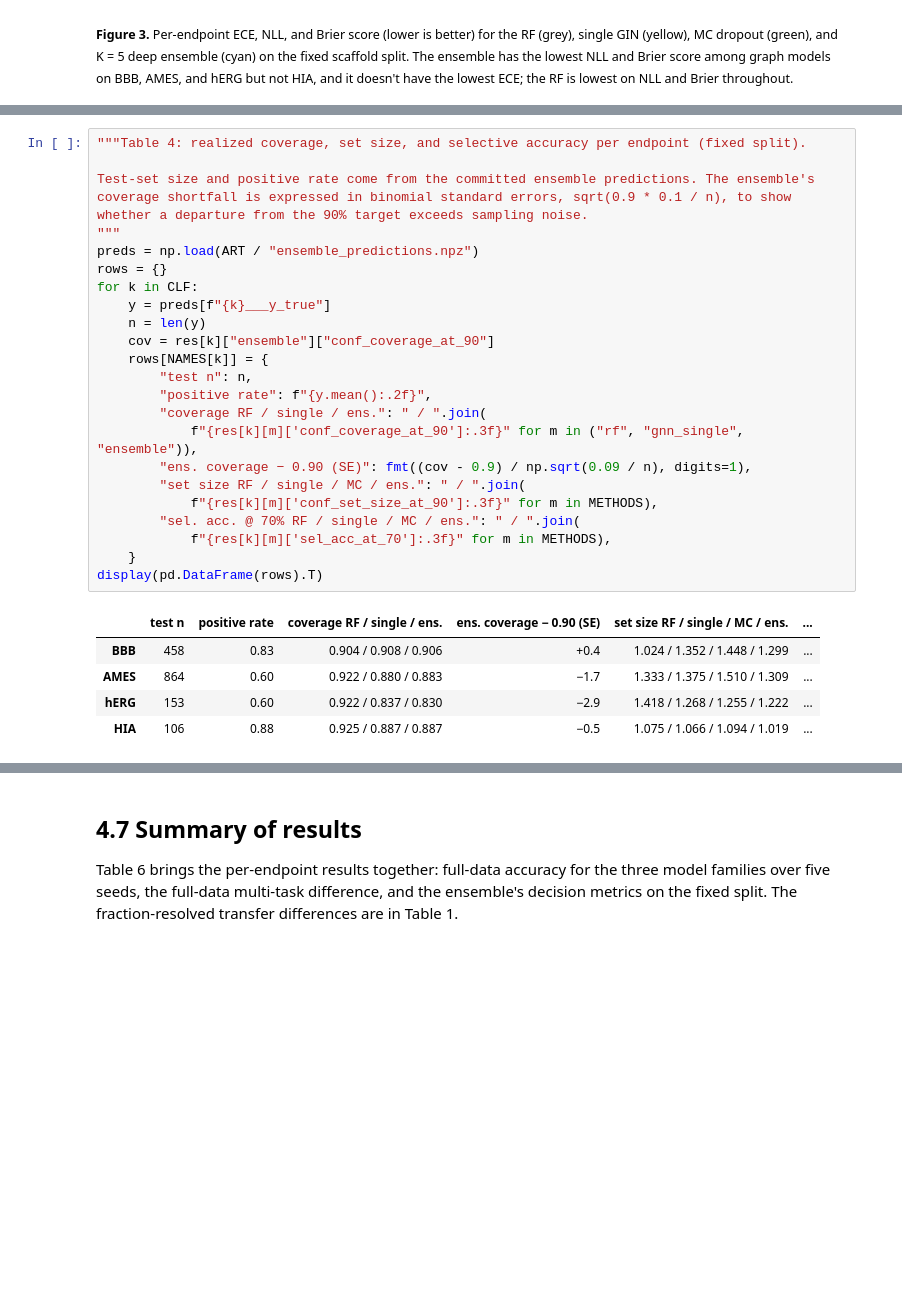
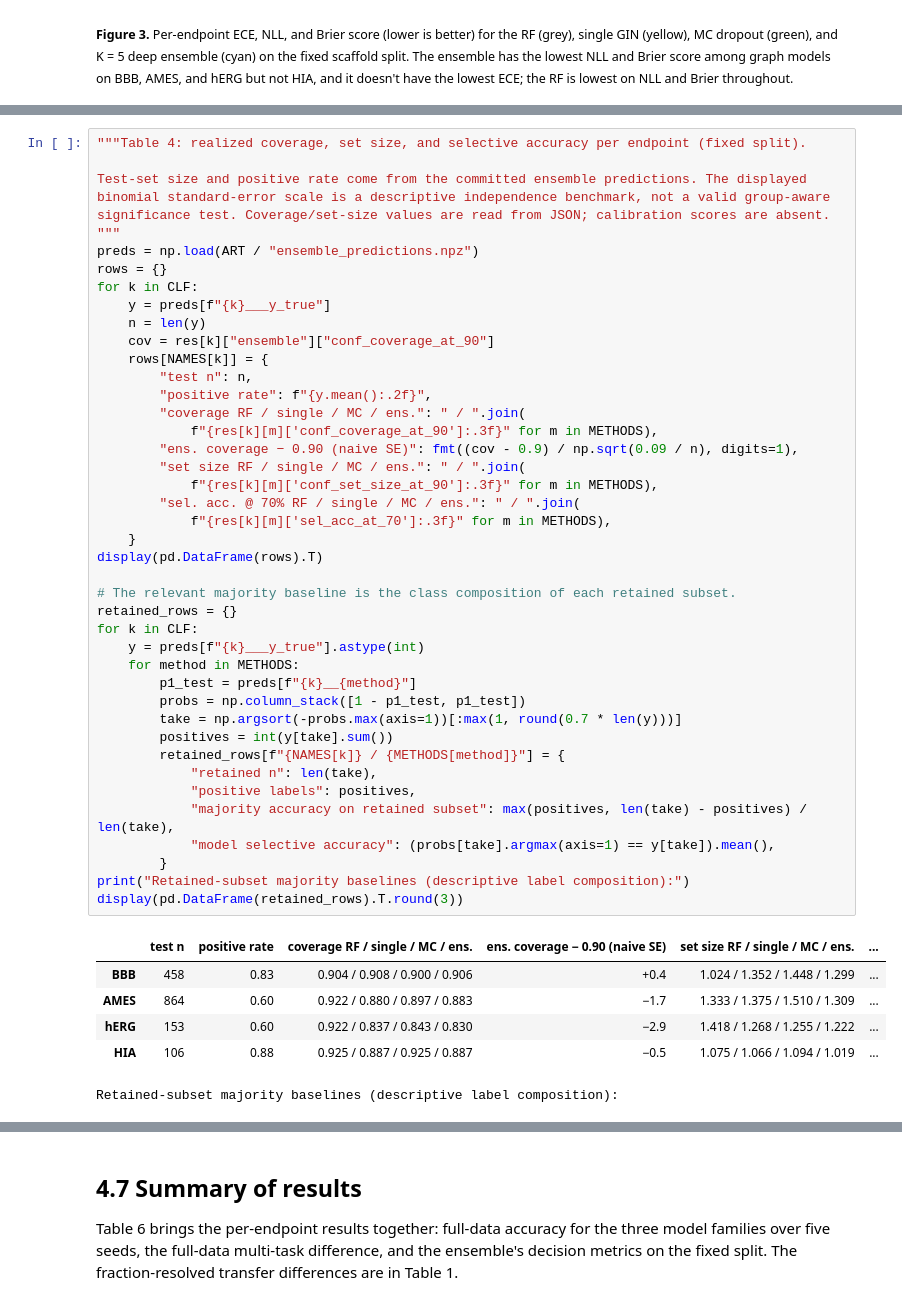
Before and after one commit to snptx1/snptx-repro-discovery, a Jupyter notebook: preprint/dl_forward/walkthrough_learned_representations_admet.ipynb, the cells around one changed output, grey strips where cells are left out. Saved outputs shown, nothing was run; the diff lists cells and outputs as text; blank space fills up the shorter version.

```diff
--- a/preprint/dl_forward/walkthrough_learned_representations_admet.ipynb
+++ b/preprint/dl_forward/walkthrough_learned_representations_admet.ipynb
@@ -589,31 +705,50 @@ rate.
 # %%
 """Table 4: realized coverage, set size, and selective accuracy per endpoint (fixed split).
 
-Test-set size and positive rate come from the committed ensemble predictions. The ensemble's
-coverage shortfall is expressed in binomial standard errors, sqrt(0.9 * 0.1 / n), to show
-whether a departure from the 90% target exceeds sampling noise.
+Test-set size and positive rate come from the committed ensemble predictions. The displayed
+binomial standard-error scale is a descriptive independence benchmark, not a valid group-aware
+significance test. Coverage/set-size values are read from JSON; calibration scores are absent.
 """
 preds = np.load(ART / "ensemble_predictions.npz")
 rows = {}
 for k in CLF:
     y = preds[f"{k}___y_true"]
     n = len(y)
     cov = res[k]["ensemble"]["conf_coverage_at_90"]
     rows[NAMES[k]] = {
         "test n": n,
         "positive rate": f"{y.mean():.2f}",
-        "coverage RF / single / ens.": " / ".join(
-            f"{res[k][m]['conf_coverage_at_90']:.3f}" for m in ("rf", "gnn_single", "ensemble")),
-        "ens. coverage − 0.90 (SE)": fmt((cov - 0.9) / np.sqrt(0.09 / n), digits=1),
+        "coverage RF / single / MC / ens.": " / ".join(
+            f"{res[k][m]['conf_coverage_at_90']:.3f}" for m in METHODS),
+        "ens. coverage − 0.90 (naive SE)": fmt((cov - 0.9) / np.sqrt(0.09 / n), digits=1),
         "set size RF / single / MC / ens.": " / ".join(
             f"{res[k][m]['conf_set_size_at_90']:.3f}" for m in METHODS),
         "sel. acc. @ 70% RF / single / MC / ens.": " / ".join(
             f"{res[k][m]['sel_acc_at_70']:.3f}" for m in METHODS),
     }
 display(pd.DataFrame(rows).T)
+
+# The relevant majority baseline is the class composition of each retained subset.
+retained_rows = {}
+for k in CLF:
+    y = preds[f"{k}___y_true"].astype(int)
+    for method in METHODS:
+        p1_test = preds[f"{k}__{method}"]
+        probs = np.column_stack([1 - p1_test, p1_test])
+        take = np.argsort(-probs.max(axis=1))[:max(1, round(0.7 * len(y)))]
+        positives = int(y[take].sum())
+        retained_rows[f"{NAMES[k]} / {METHODS[method]}"] = {
+            "retained n": len(take),
+            "positive labels": positives,
+            "majority accuracy on retained subset": max(positives, len(take) - positives) / len(take),
+            "model selective accuracy": (probs[take].argmax(axis=1) == y[take]).mean(),
+        }
+print("Retained-subset majority baselines (descriptive label composition):")
+display(pd.DataFrame(retained_rows).T.round(3))
 # %% [output]
-|  | test n | positive rate | coverage RF / single / ens. | ens. coverage − 0.90 (SE) | set size RF / single / MC / ens. | ... |
-| BBB | 458 | 0.83 | 0.904 / 0.908 / 0.906 | +0.4 | 1.024 / 1.352 / 1.448 / 1.299 | ... |
-| AMES | 864 | 0.60 | 0.922 / 0.880 / 0.883 | −1.7 | 1.333 / 1.375 / 1.510 / 1.309 | ... |
-| hERG | 153 | 0.60 | 0.922 / 0.837 / 0.830 | −2.9 | 1.418 / 1.268 / 1.255 / 1.222 | ... |
-| HIA | 106 | 0.88 | 0.925 / 0.887 / 0.887 | −0.5 | 1.075 / 1.066 / 1.094 / 1.019 | ... |
+|  | test n | positive rate | coverage RF / single / MC / ens. | ens. coverage − 0.90 (naive SE) | set size RF / single / MC / ens. | ... |
+| BBB | 458 | 0.83 | 0.904 / 0.908 / 0.900 / 0.906 | +0.4 | 1.024 / 1.352 / 1.448 / 1.299 | ... |
+| AMES | 864 | 0.60 | 0.922 / 0.880 / 0.897 / 0.883 | −1.7 | 1.333 / 1.375 / 1.510 / 1.309 | ... |
+| hERG | 153 | 0.60 | 0.922 / 0.837 / 0.843 / 0.830 | −2.9 | 1.418 / 1.268 / 1.255 / 1.222 | ... |
+| HIA | 106 | 0.88 | 0.925 / 0.887 / 0.925 / 0.887 | −0.5 | 1.075 / 1.066 / 1.094 / 1.019 | ... |
+Retained-subset majority baselines (descriptive label composition):
```
Also changed, not shown: parts of 57 cells of this notebook, 13 other files.
